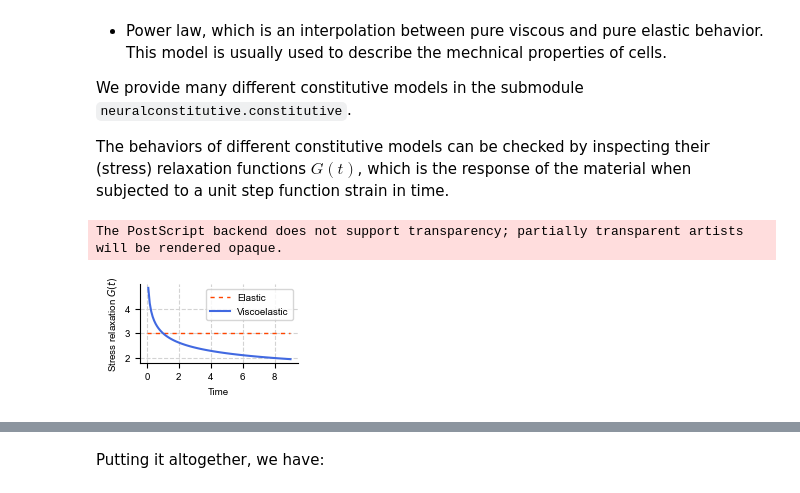
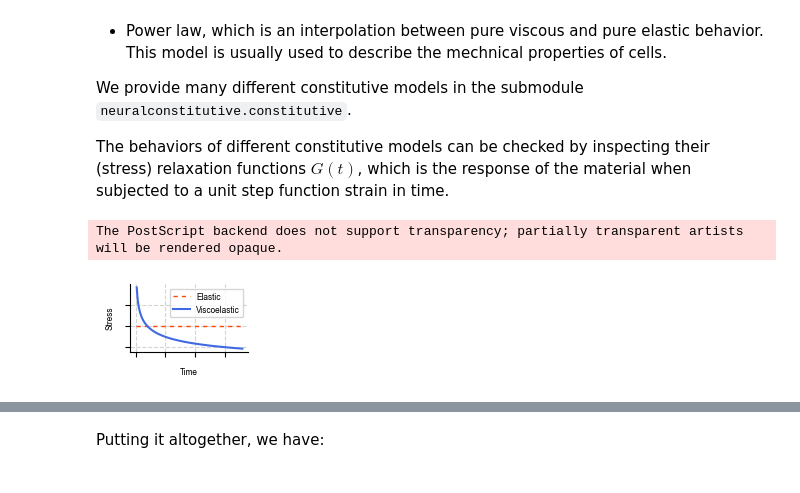
Before and after one commit to Jhko725/NeuralConstitutiveEq.jl, a Jupyter notebook: notebooks/0_force_indentation_overview.ipynb, the cells around one changed output, grey strips where cells are left out. Saved outputs shown, nothing was run; the diff lists cells and outputs as text; code cells hidden in the pictures.

```diff
--- a/notebooks/0_force_indentation_overview.ipynb
+++ b/notebooks/0_force_indentation_overview.ipynb
@@ -81,24 +81,26 @@ The behaviors of different constitutive models can be checked by inspecting thei
 # %%
 # Define two different constitutive models
 hertzian = Hertzian(E0=3.0)
 powerlaw = PowerLaw(E0=3.0, alpha=0.2)
 
 # Compute relaxation functions
 t = jnp.linspace(0.0, 9.0, 100)
 G_hertzian = hertzian.relaxation_function(t)
 G_powerlaw = powerlaw.relaxation_function(t)
 
 # Inspect the resulting relaxation functions
-fig, ax = plt.subplots(1, 1, figsize = (2, 1.2))
+fig, ax = plt.subplots(1, 1, figsize = (1.5, 1.0))
 ax.plot(t, G_hertzian, color = "orangered", linewidth = 1.0, dashes = (3, 3), label = "Elastic")
 ax.plot(t, G_powerlaw, color = "royalblue", label = "Viscoelastic")
 ax.set_xlabel("Time")
-ax.set_ylabel("Stress relaxation $G(t)$")
-ax.legend()
-fig.savefig("../figures/fig1-1.eps", format = "eps", dpi=1200)
+ax.set_ylabel("Stress")
+ax.legend(fontsize = "medium")
+ax.xaxis.set_ticklabels([])
+ax.yaxis.set_ticklabels([])
+fig.savefig("../figures/fig1-a.eps", format = "eps", dpi=1200)
 # %% [output]
 The PostScript backend does not support transparency; partially transparent artists will be rendered opaque.
-[figure, old version]
+[figure, new version]
 # %%
 f_hertzian = force_ting(t, hertzian, indentation, tip)
 f_powerlaw = force_ting(t, powerlaw, indentation, tip)
```
Also changed, not shown: parts of 3 cells of this notebook, 7 other files.
